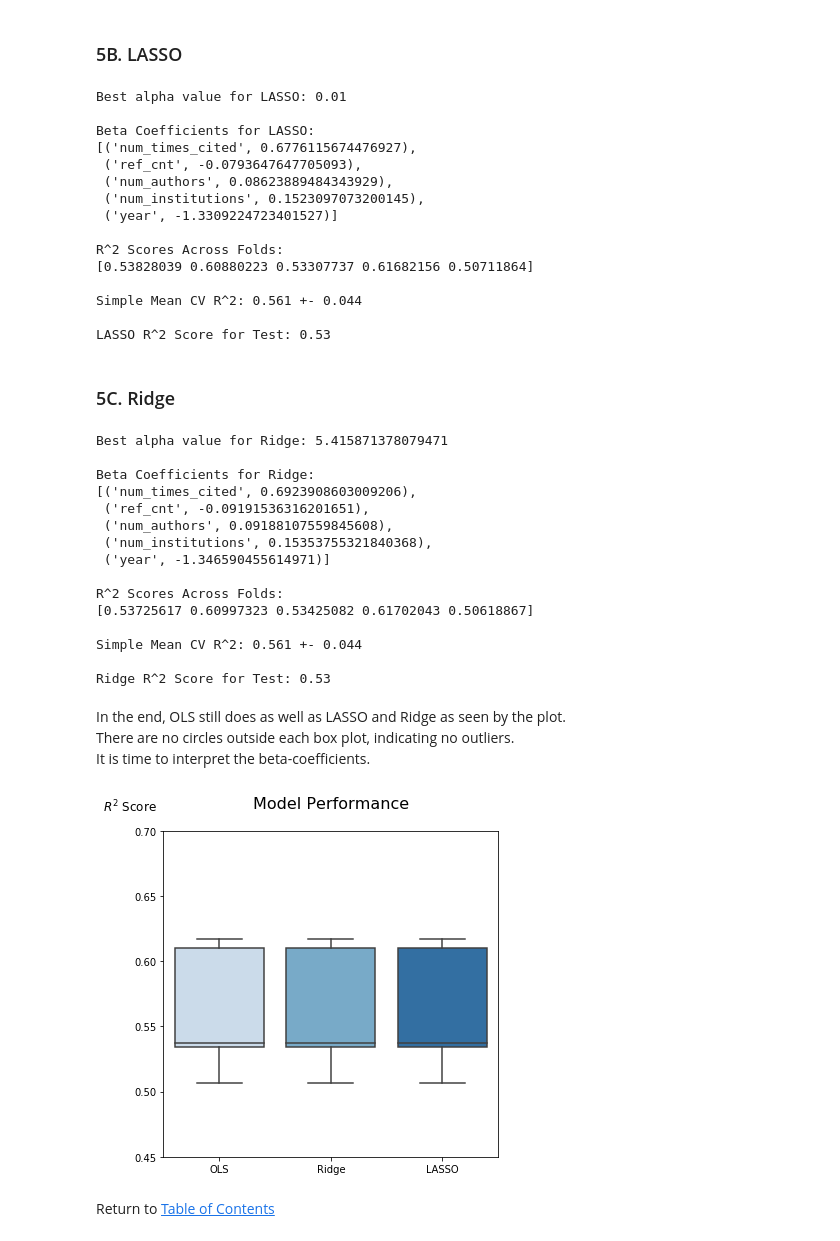
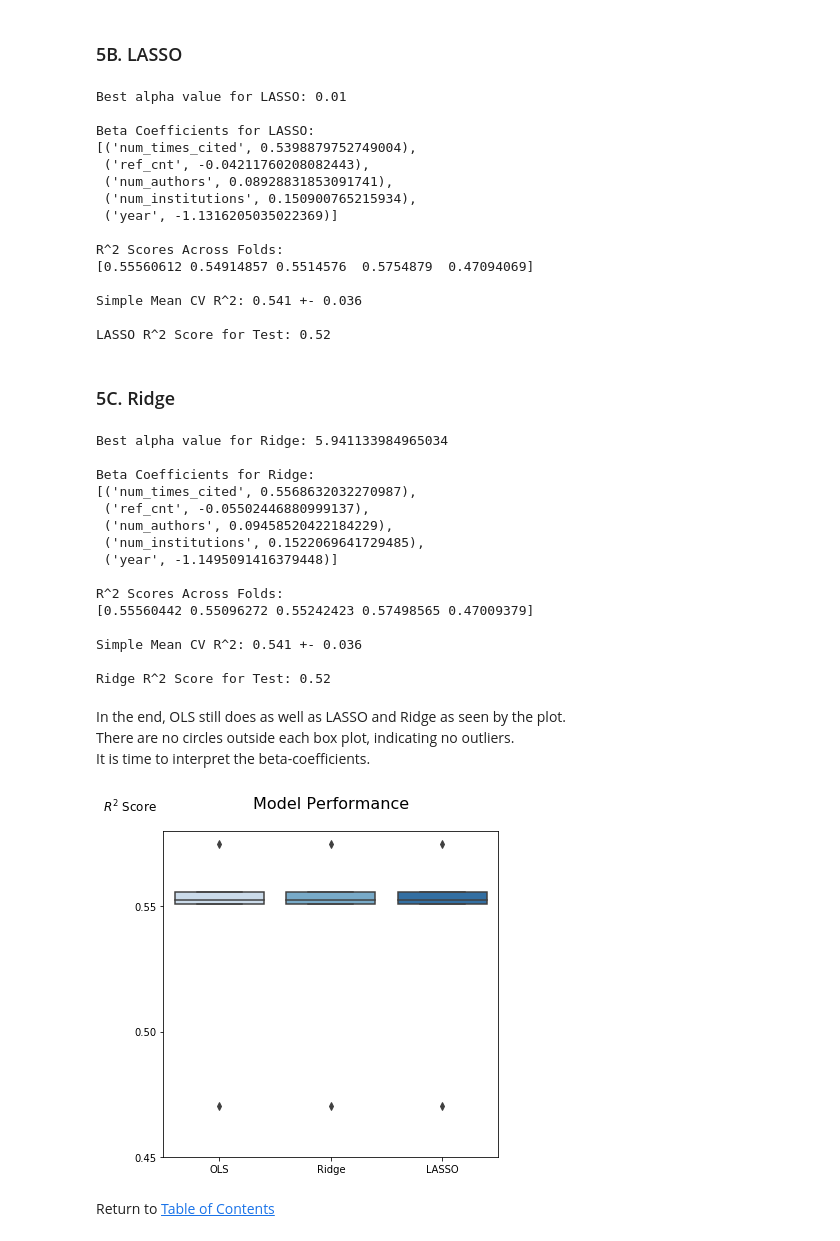
Before and after one commit to kevinchiv/Predicting-Altmetric-Score, a Jupyter notebook: 03 - Regression Modeling.ipynb, the cells around one changed output. Saved outputs shown, nothing was run; the diff lists cells and outputs as text; code cells hidden in the pictures.

```diff
--- a/03 - Regression Modeling.ipynb
+++ b/03 - Regression Modeling.ipynb
@@ -102,3 +168,14 @@ strong multicollinearity problems or that the design matrix is singular.
+# %%
+q1 = combined['altmetric'].quantile(.25)
+q3 = combined['altmetric'].quantile(.75)
+iqr = q3 - q1
+
+lower_bound = q1 -(1.5 * iqr)
+upper_bound = q3 +(1.5 * iqr)
+
+quartile_mask = combined['altmetric'].between(lower_bound, upper_bound, inclusive=True)
+allowed_idx = combined.loc[quartile_mask, 'altmetric'].index
+combined = combined[combined.index.isin(allowed_idx)]
 # %% [markdown]
 The results improve from a log transform of the dependent variable. <br>
 However, the test score is worse than the train score due to multi-collinearity.
@@ -515,14 +588,15 @@ lasso_model.fit(X_train, y_train)
 
 #This is the best alpha value it found - not far from the value
 #selected using simple validation
-print('Best alpha value for LASSO: ' + str(lasso_model.alpha_))
+best_lasso_alpha = lasso_model.alpha_
+print('Best alpha value for LASSO: ' + str(best_lasso_alpha))
 
 #These are the (standardized) coefficients found
 #when it refit using that best alpha
 print('\nBeta Coefficients for LASSO:')
 pp.pprint(list(zip(X.columns, lasso_model.coef_)))
 
-lasso_model = Lasso(alpha = 0.01)
+lasso_model = Lasso(alpha = best_lasso_alpha)
 
 scores = cross_val_score(lasso_model, X_train, y_train, cv=kf, scoring='r2')
 
@@ -539,18 +613,18 @@ print('\nLASSO R^2 Score for Test: ' + str(round(r2_score(y_test, y_pred), 2)))
 Best alpha value for LASSO: 0.01
 
 Beta Coefficients for LASSO:
-[('num_times_cited', 0.6776115674476927),
- ('ref_cnt', -0.0793647647705093),
- ('num_authors', 0.08623889484343929),
- ('num_institutions', 0.1523097073200145),
- ('year', -1.3309224723401527)]
+[('num_times_cited', 0.5398879752749004),
+ ('ref_cnt', -0.04211760208082443),
+ ('num_authors', 0.08928831853091741),
+ ('num_institutions', 0.150900765215934),
+ ('year', -1.1316205035022369)]
 
 R^2 Scores Across Folds:
-[0.53828039 0.60880223 0.53307737 0.61682156 0.50711864]
+[0.55560612 0.54914857 0.5514576  0.5754879  0.47094069]
 
-Simple Mean CV R^2: 0.561 +- 0.044
+Simple Mean CV R^2: 0.541 +- 0.036
 
-LASSO R^2 Score for Test: 0.53
+LASSO R^2 Score for Test: 0.52
 # %% [markdown]
 ### 5C. Ridge  <a name="ridge"></a>
 # %%
@@ -564,14 +638,15 @@ ridge_model.fit(X_train, y_train)
 
 #This is the best alpha value it found - not far from the value
 #selected using simple validation
-print('\nBest alpha value for Ridge: ' + str(ridge_model.alpha_))
+best_ridge_alpha = ridge_model.alpha_
+print('\nBest alpha value for Ridge: ' + str(best_ridge_alpha))
 
 #These are the (standardized) coefficients found
 #when it refit using that best alpha
 print('\nBeta Coefficients for Ridge:')
 pp.pprint(list(zip(X.columns, ridge_model.coef_)))
 
-ridge_model = Ridge(alpha = 5.14587)
+ridge_model = Ridge(alpha = best_ridge_alpha)
 
 scores = cross_val_score(ridge_model, X_train, y_train, cv=kf, scoring='r2')
 
@@ -586,50 +661,49 @@ ridge_model.fit(X_train, y_train)
 y_pred = ridge_model.predict(X_test)
 print('\nRidge R^2 Score for Test: ' + str(round(r2_score(y_test, y_pred), 2)))
 # %% [output]
-Best alpha value for Ridge: 5.415871378079471
+Best alpha value for Ridge: 5.941133984965034
 
 Beta Coefficients for Ridge:
-[('num_times_cited', 0.6923908603009206),
- ('ref_cnt', -0.09191536316201651),
- ('num_authors', 0.09188107559845608),
- ('num_institutions', 0.15353755321840368),
- ('year', -1.346590455614971)]
+[('num_times_cited', 0.5568632032270987),
+ ('ref_cnt', -0.05502446880999137),
+ ('num_authors', 0.09458520422184229),
+ ('num_institutions', 0.1522069641729485),
+ ('year', -1.1495091416379448)]
 
 R^2 Scores Across Folds:
-[0.53725617 0.60997323 0.53425082 0.61702043 0.50618867]
+[0.55560442 0.55096272 0.55242423 0.57498565 0.47009379]
 
-Simple Mean CV R^2: 0.561 +- 0.044
+Simple Mean CV R^2: 0.541 +- 0.036
 
-Ridge R^2 Score for Test: 0.53
+Ridge R^2 Score for Test: 0.52
 # %% [markdown]
 In the end, OLS still does as well as LASSO and Ridge as seen by the plot. <br>
 There are no circles outside each box plot, indicating no outliers. <br>
 It is time to interpret the beta-coefficients.
 # %%
 models = {'OLS':  LinearRegression(),
-          'Ridge': Ridge(alpha = 5.14587),
-          'LASSO': Lasso(alpha = 0.01)}
+          'Ridge': Ridge(alpha = best_ridge_alpha),
+          'LASSO': Lasso(alpha = best_lasso_alpha)}
 
 scores_df = pd.DataFrame(columns = ['Model', 'Fold', 'Score'])
 
 for model_idx, (model_name, model) in enumerate(models.items()):
     model.fit(X_train, y_train)
     y_pred = model.predict(X_test)
     scores = cross_val_score(ridge_model, X_train, y_train,
                                  cv=kf, scoring='r2')
     for score_idx, score in enumerate(scores):
         idx = model_idx*len(scores) + score_idx
         scores_df.loc[idx] = [model_name, score_idx, score]
 
 plt.figure(figsize=(6,6));
 sns.boxplot(x='Model', y='Score', data=scores_df, palette='Blues')
-plt.ylim([0.5, 0.6]);
-plt.yticks(np.arange(0.45, 0.75, 0.05));
+plt.yticks(np.arange(0.45, 0.60, 0.05));
 plt.ylabel('$R^{2}$ Score', rotation = 0, fontsize = 12, y = 1.05);
 plt.xlabel(None);
 plt.title('Model Performance',fontsize = 16, y = 1.05);
 # %% [output]
-[figure, old version]
+[figure, new version]
 # %% [markdown]
 Return to [Table of Contents](#table)
 # %% [markdown]
```
Also changed, not shown: parts of 16 cells of this notebook.
